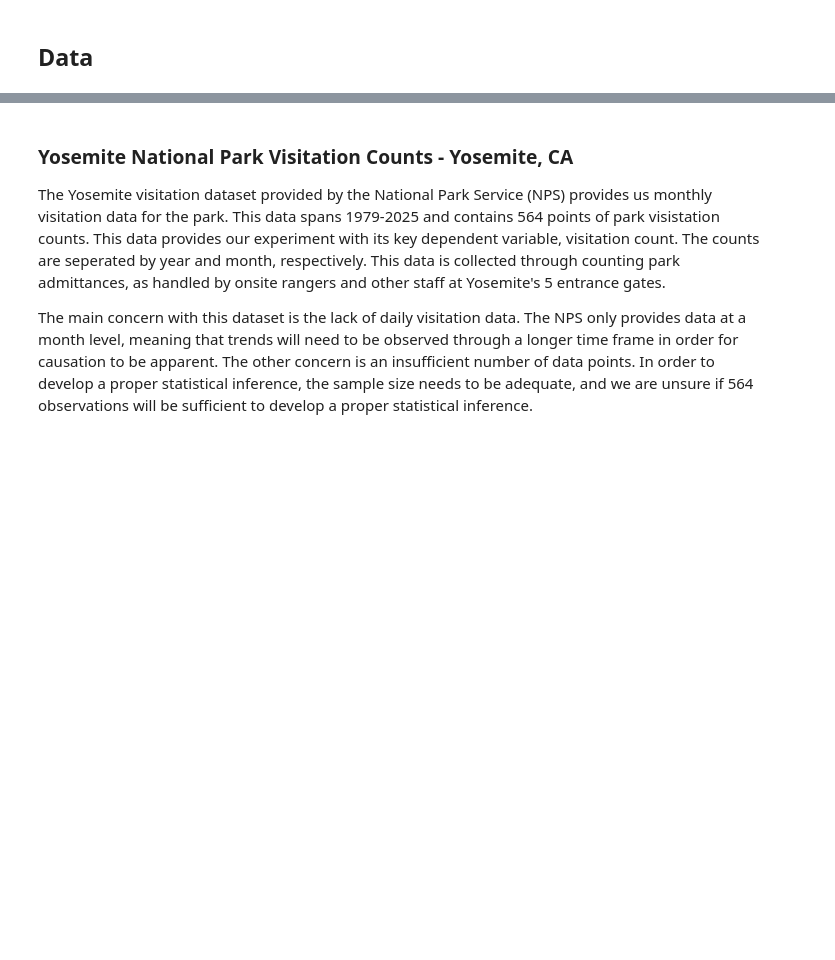
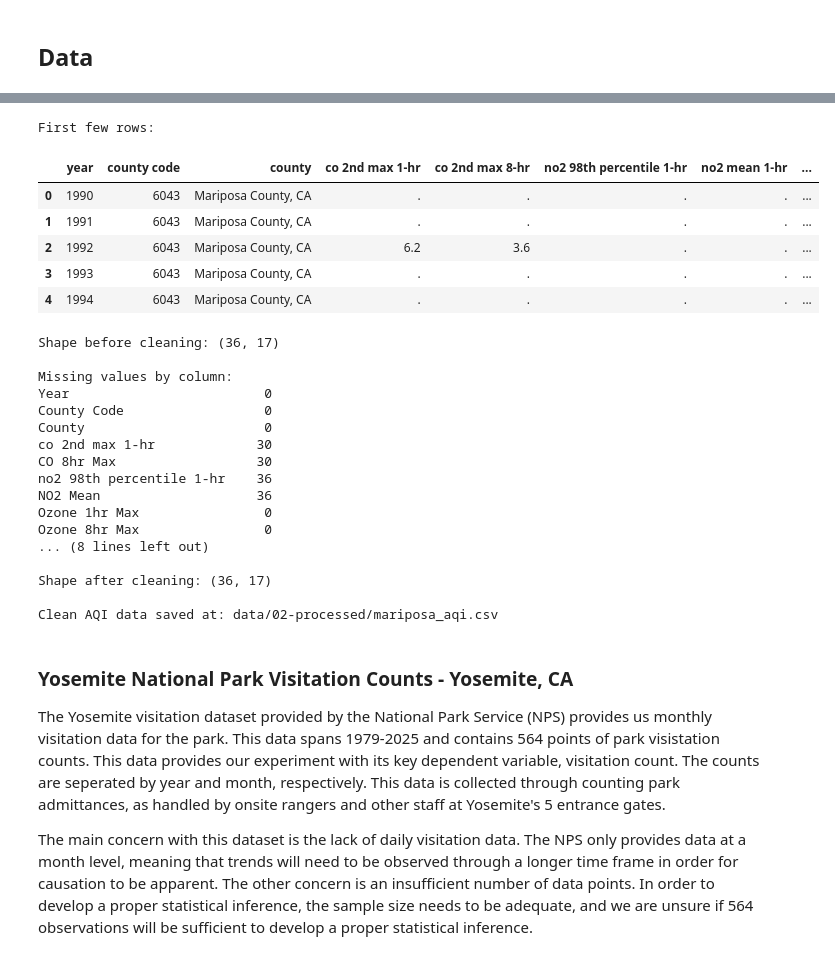
Before and after one commit to COGS108/Group046_WI26, a Jupyter notebook: 03-FinalProject.ipynb, the cells around one changed output, grey strips where cells are left out. Saved outputs shown, nothing was run; the diff lists cells and outputs as text; code cells hidden in the pictures; blank space fills up the shorter version.

```diff
--- a/03-FinalProject.ipynb
+++ b/03-FinalProject.ipynb
@@ -172,3 +202,80 @@ print('\nSaved to data/02-processed/mariposa_aqi.csv')
+# %%
+import pandas as pd
+
+url = "https://raw.githubusercontent.com/COGS108/Group046_WI26/master/data/00-raw/conreport_1990_2025.csv"
+aqi_raw = pd.read_csv(url)
+
+#clean column names
+aqi_raw.columns = aqi_raw.columns.str.strip().str.lower()
+
+print("First few rows:")
+display(aqi_raw.head())
+
+aqi = aqi_raw[aqi_raw['county'] == 'Mariposa County, CA'].copy()
+
+#rebname key columns
+aqi = aqi.rename(columns={
+    "year": "Year",
+    "county": "County",
+    "county code": "County Code",
+    "pm2.5 98th percentile 24-hr": "PM2.5 98th Pct",
+    "pm2.5 weighted mean 24-hr": "PM2.5 Mean",
+    "ozone 4th max 8-hr": "Ozone 8hr Max",
+    "ozone 2nd max 1-hr": "Ozone 1hr Max",
+    "co 2nd max 8-hr": "CO 8hr Max",
+    "no2 mean 1-hr": "NO2 Mean",
+    "pm10 mean 24-hr": "PM10 Mean"
+})
+
+pollutant_cols = [col for col in aqi.columns if col not in ['Year', 'County Code', 'County']]
+for col in pollutant_cols:
+    aqi[col] = pd.to_numeric(aqi[col], errors='coerce')
+
+aqi["Year"] = pd.to_numeric(aqi["Year"], errors="coerce")
+
+print("\nShape before cleaning:", aqi.shape)
+print("\nMissing values by column:")
+print(aqi.isnull().sum().to_string())
+
+#drop rows with invalid or missing years
+aqi = aqi.dropna(subset=["Year"])
+aqi["Year"] = aqi["Year"].astype(int)
+
+#remove duplicates on year
+aqi = aqi.drop_duplicates(subset=["Year"]).sort_values("Year").reset_index(drop=True)
+
+print("\nShape after cleaning:", aqi.shape)
+
+#save cleaned file
+output_path = "data/02-processed/mariposa_aqi.csv"
+aqi.to_csv(output_path, index=False)
+
+print(f"\nClean AQI data saved at: {output_path}")
+# %% [output]
+First few rows:
+|  | year | county code | county | co 2nd max 1-hr | co 2nd max 8-hr | no2 98th percentile 1-hr | no2 mean 1-hr | ... |
+| 0 | 1990 | 6043 | Mariposa County, CA | . | . | . | . | ... |
+| 1 | 1991 | 6043 | Mariposa County, CA | . | . | . | . | ... |
+| 2 | 1992 | 6043 | Mariposa County, CA | 6.2 | 3.6 | . | . | ... |
+| 3 | 1993 | 6043 | Mariposa County, CA | . | . | . | . | ... |
+| 4 | 1994 | 6043 | Mariposa County, CA | . | . | . | . | ... |
+Shape before cleaning: (36, 17)
+
+Missing values by column:
+Year                         0
+County Code                  0
+County                       0
+co 2nd max 1-hr             30
+CO 8hr Max                  30
+no2 98th percentile 1-hr    36
+NO2 Mean                    36
+Ozone 1hr Max                0
+Ozone 8hr Max                0
+... (8 lines left out)
+
+Shape after cleaning: (36, 17)
+
+Clean AQI data saved at: data/02-processed/mariposa_aqi.csv
 # %% [markdown]
 ### Yosemite National Park Visitation Counts - Yosemite, CA
 The Yosemite visitation dataset provided by the National Park Service (NPS) provides us monthly visitation data for the park. This data spans 1979-2025 and contains 564 points of park visistation counts. This data provides our experiment with its key dependent variable, visitation count. The counts are seperated by year and month, respectively. This data is collected through counting park admittances, as handled by onsite rangers and other staff at Yosemite's 5 entrance gates.
```
Also changed, not shown: parts of 14 cells of this notebook.
